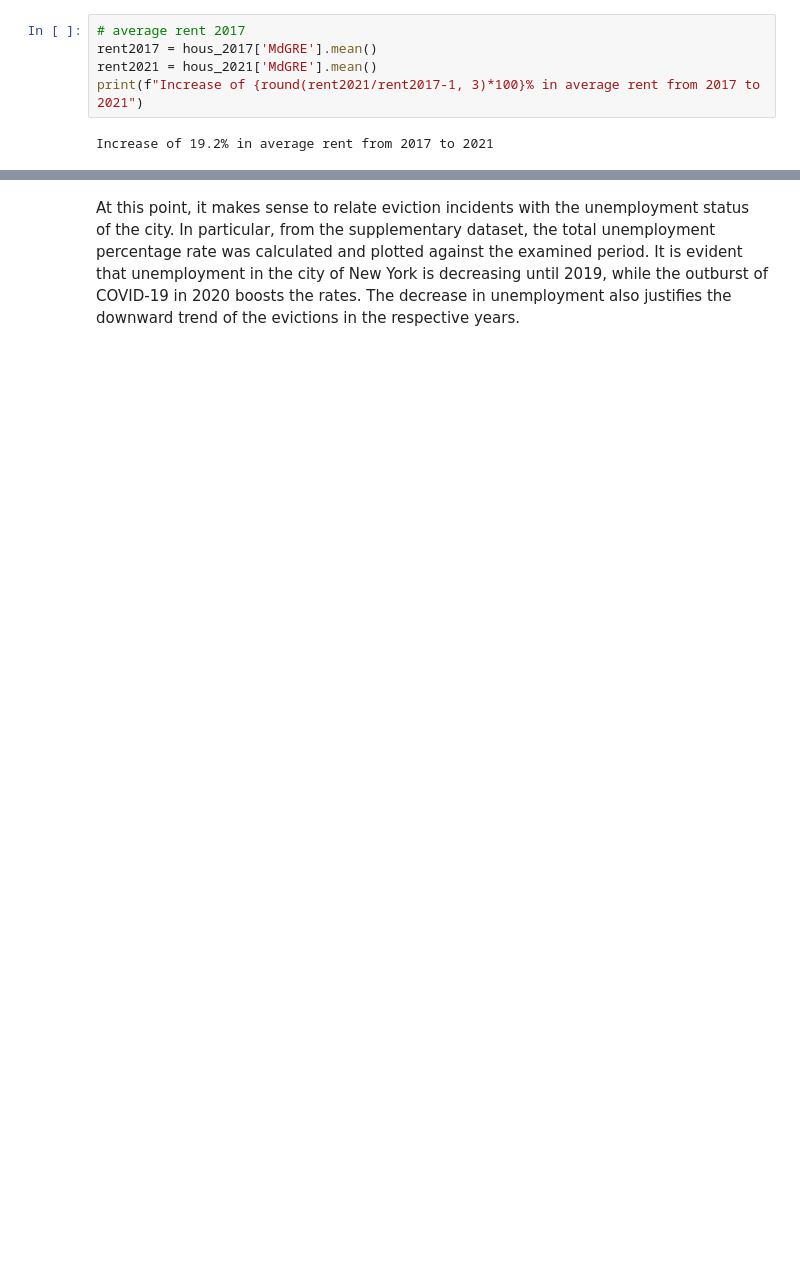
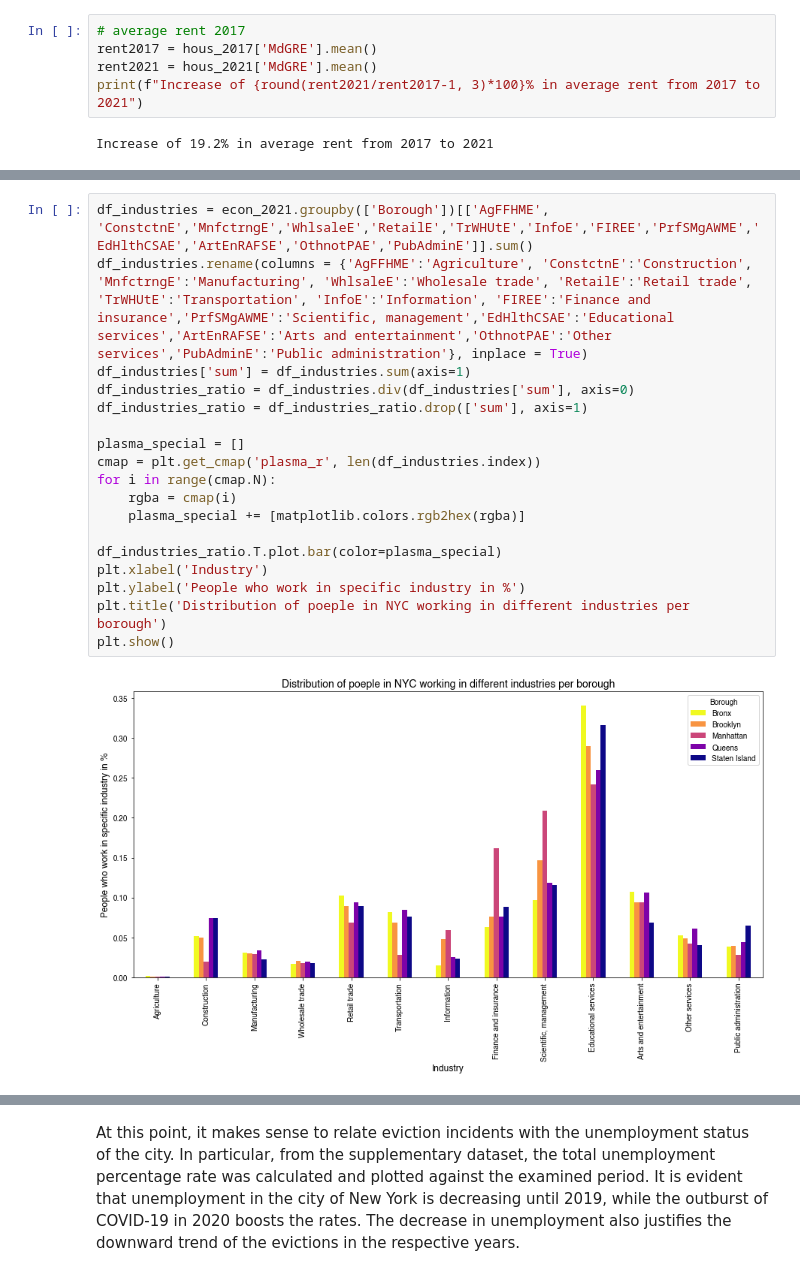
Before and after one commit to FranziskaMarie/Evictions-NYC, a Jupyter notebook: ExplainerNotebook.ipynb, the cells around one changed output, grey strips where cells are left out. Cells and saved outputs as stored; diff of their text form; blank space fills up the shorter version.

```diff
--- a/ExplainerNotebook.ipynb
+++ b/ExplainerNotebook.ipynb
@@ -553,0 +548,20 @@ plt.show()
+# %%
+df_industries = econ_2021.groupby(['Borough'])[['AgFFHME', 'ConstctnE','MnfctrngE','WhlsaleE','RetailE','TrWHUtE','InfoE','FIREE','PrfSMgAWME','EdHlthCSAE','ArtEnRAFSE','OthnotPAE','PubAdminE']].sum()
+df_industries.rename(columns = {'AgFFHME':'Agriculture', 'ConstctnE':'Construction', 'MnfctrngE':'Manufacturing', 'WhlsaleE':'Wholesale trade', 'RetailE':'Retail trade', 'TrWHUtE':'Transportation', 'InfoE':'Information', 'FIREE':'Finance and insurance','PrfSMgAWME':'Scientific, management','EdHlthCSAE':'Educational services','ArtEnRAFSE':'Arts and entertainment','OthnotPAE':'Other services','PubAdminE':'Public administration'}, inplace = True)
+df_industries['sum'] = df_industries.sum(axis=1)
+df_industries_ratio = df_industries.div(df_industries['sum'], axis=0)
+df_industries_ratio = df_industries_ratio.drop(['sum'], axis=1)
+
+plasma_special = []
+cmap = plt.get_cmap('plasma_r', len(df_industries.index))
+for i in range(cmap.N):
+    rgba = cmap(i)
+    plasma_special += [matplotlib.colors.rgb2hex(rgba)]
+
+df_industries_ratio.T.plot.bar(color=plasma_special)
+plt.xlabel('Industry')
+plt.ylabel('People who work in specific industry in %')
+plt.title('Distribution of poeple in NYC working in different industries per borough')
+plt.show()
+# %% [output]
+[figure, added]
```
Also changed, not shown: parts of 56 cells of this notebook.
